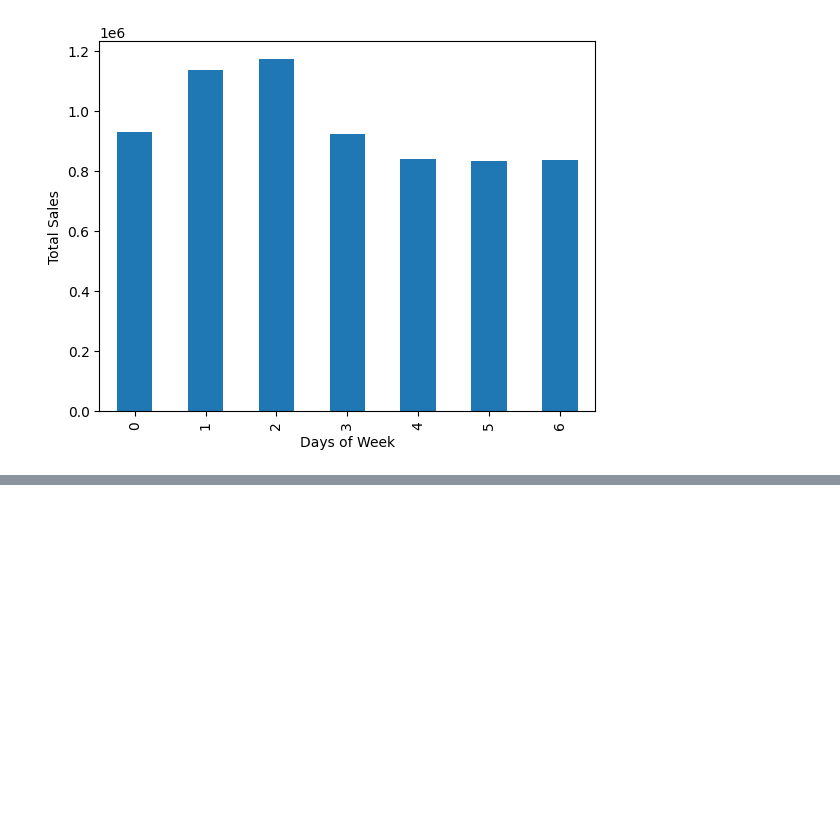
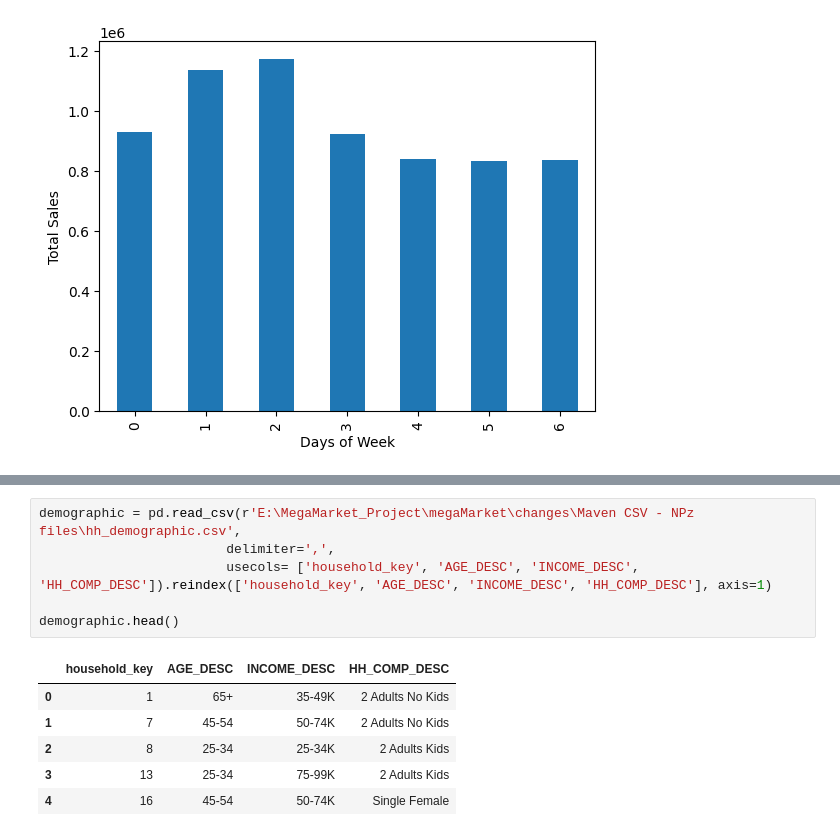
Before and after one commit to Mayar9/Mega_Market, a Jupyter notebook: Acquisition_target_data.ipynb, the cells around one changed output, grey strips where cells are left out. Drawn from its saved outputs; the diff is of its cells as text; blank space fills up the shorter version.

```diff
--- a/Acquisition_target_data.ipynb
+++ b/Acquisition_target_data.ipynb
@@ -658,0 +672,13 @@ transactions_df.groupby([transactions_df['date'].dt.day_of_week]).agg({'SALES_VA
+# %%
+demographic = pd.read_csv(r'E:\MegaMarket_Project\megaMarket\changes\Maven CSV - NPz files\hh_demographic.csv',
+                        delimiter=',',
+                        usecols= ['household_key', 'AGE_DESC', 'INCOME_DESC', 'HH_COMP_DESC']).reindex(['household_key', 'AGE_DESC', 'INCOME_DESC', 'HH_COMP_DESC'], axis=1)
+
+demographic.head()
+# %% [output]
+|  | household_key | AGE_DESC | INCOME_DESC | HH_COMP_DESC |
+| 0 | 1 | 65+ | 35-49K | 2 Adults No Kids |
+| 1 | 7 | 45-54 | 50-74K | 2 Adults No Kids |
+| 2 | 8 | 25-34 | 25-34K | 2 Adults Kids |
+| 3 | 13 | 25-34 | 75-99K | 2 Adults Kids |
+| 4 | 16 | 45-54 | 50-74K | Single Female |
```
Also changed, not shown: parts of 14 cells of this notebook.
